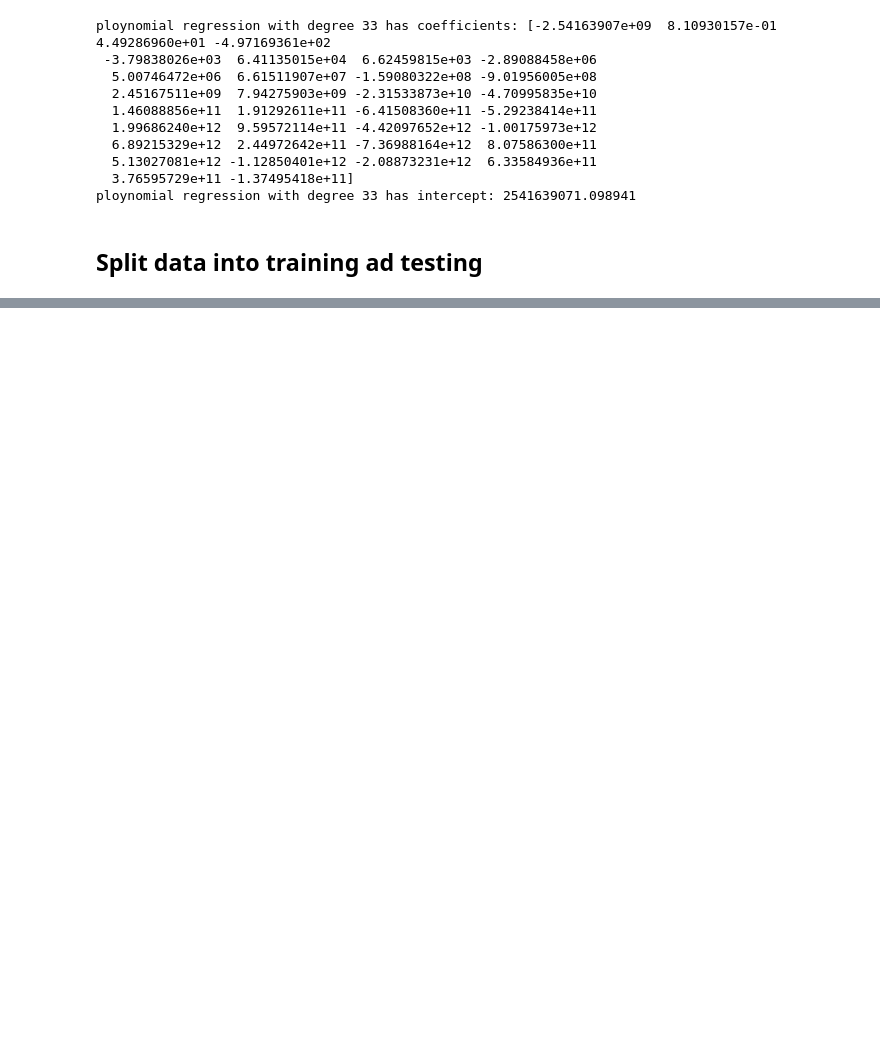
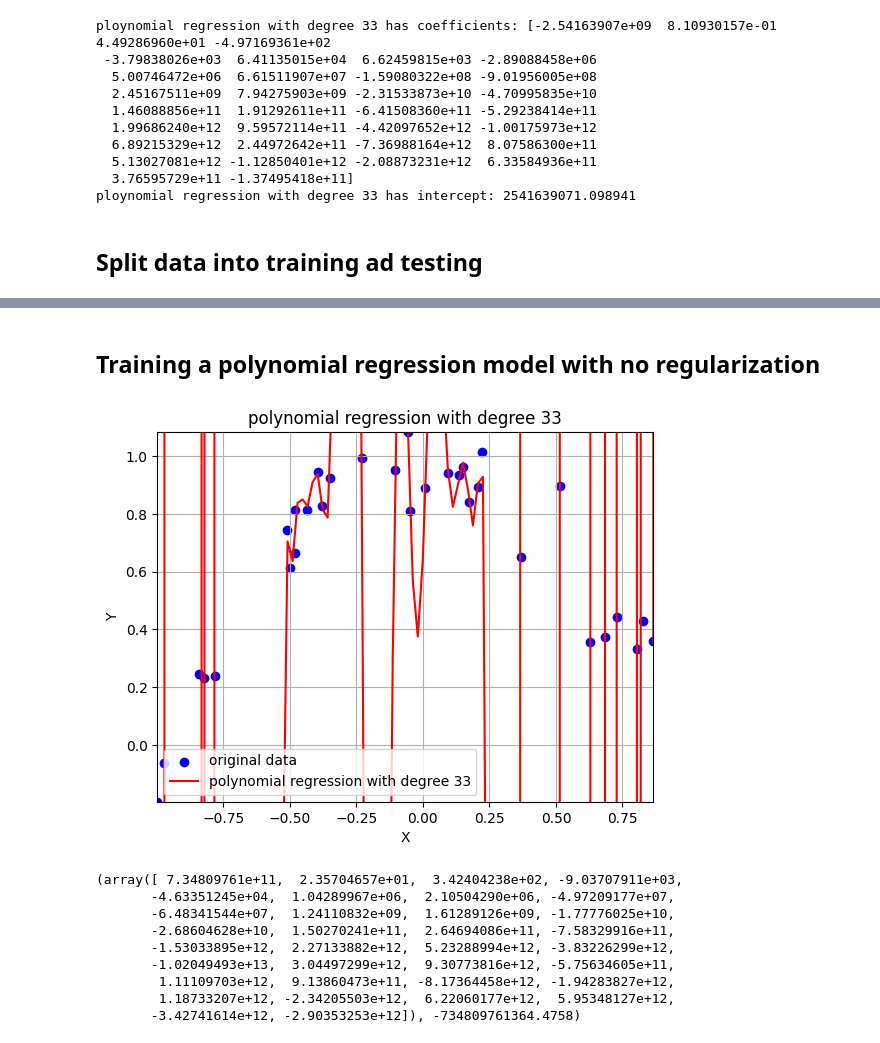
Before and after one commit to lichkovahadaniil/GROK_ML, a Jupyter notebook: chapter4/testing_regularization.ipynb, the cells around one changed output, grey strips where cells are left out. Cells and saved outputs as stored; diff of their text form; code cells hidden in the pictures; blank space fills up the shorter version.

```diff
--- a/chapter4/testing_regularization.ipynb
+++ b/chapter4/testing_regularization.ipynb
@@ -75,0 +88,16 @@ X_train, X_test, Y_train, Y_test = train_test_split(X, Y, test_size = 0.2, rando
+# %% [markdown]
+## Training a polynomial regression model with no regularization
+# %%
+coefficients_intercept = train_plot_reg(X_train, Y_train, degree)
+print(coefficients_intercept)
+# %% [output]
+[figure, added]
+(array([ 7.34809761e+11,  2.35704657e+01,  3.42404238e+02, -9.03707911e+03,
+       -4.63351245e+04,  1.04289967e+06,  2.10504290e+06, -4.97209177e+07,
+       -6.48341544e+07,  1.24110832e+09,  1.61289126e+09, -1.77776025e+10,
+       -2.68604628e+10,  1.50270241e+11,  2.64694086e+11, -7.58329916e+11,
+       -1.53033895e+12,  2.27133882e+12,  5.23288994e+12, -3.83226299e+12,
+       -1.02049493e+13,  3.04497299e+12,  9.30773816e+12, -5.75634605e+11,
+        1.11109703e+12,  9.13860473e+11, -8.17364458e+12, -1.94283827e+12,
+        1.18733207e+12, -2.34205503e+12,  6.22060177e+12,  5.95348127e+12,
+       -3.42741614e+12, -2.90353253e+12]), -734809761364.4758)
```
Also changed, not shown: parts of 4 cells of this notebook, 1 other file.
